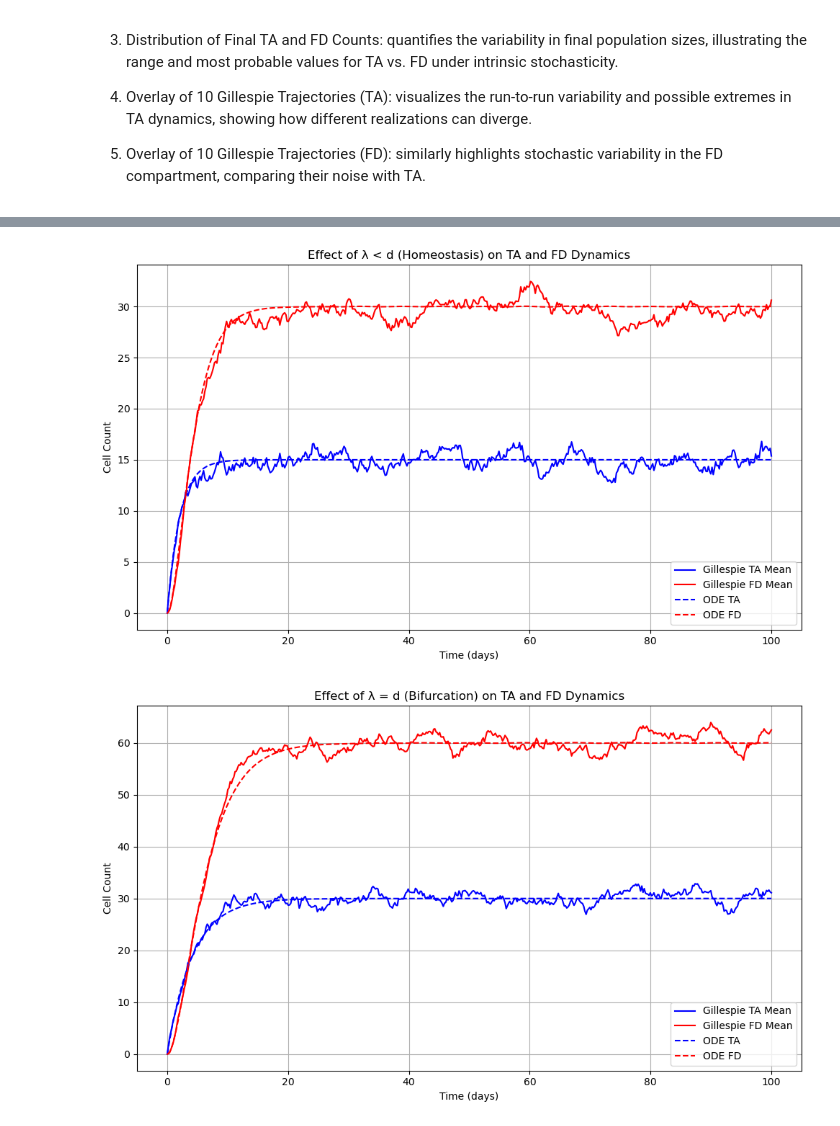
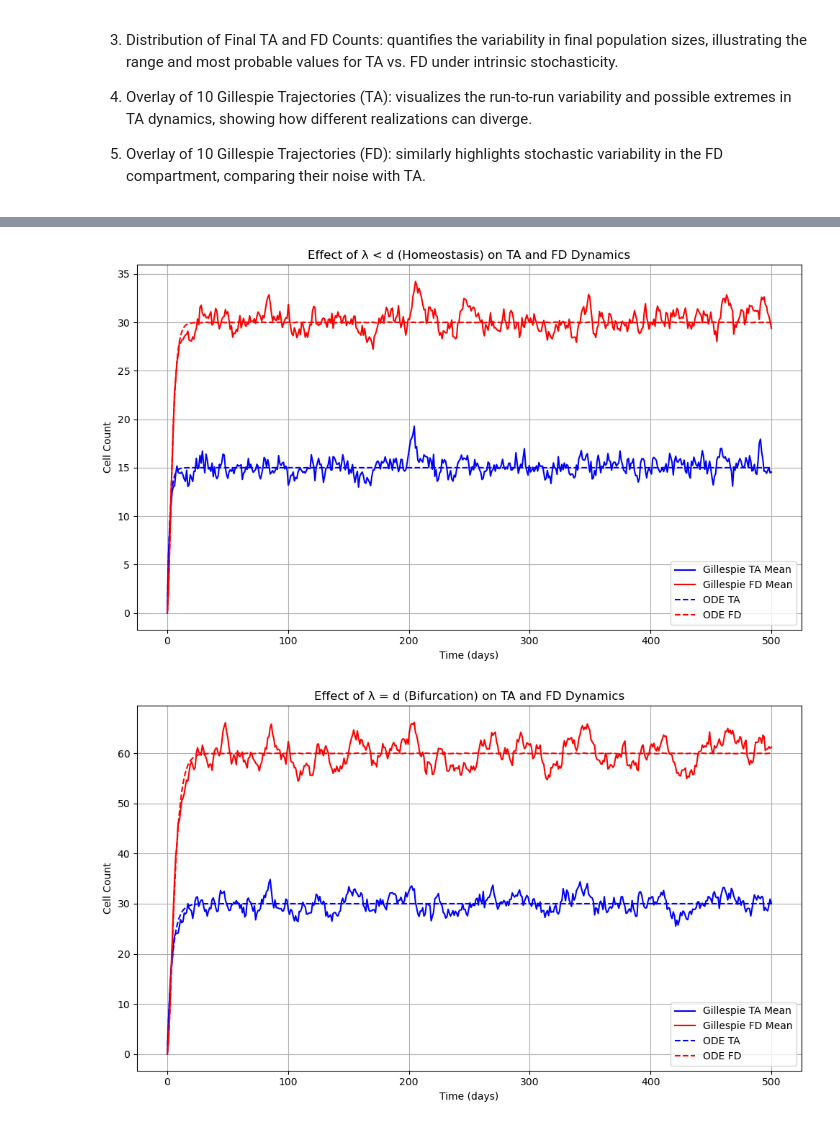
Before and after one commit to anjavogt/WAMM-Cancer-Modeling, a Jupyter notebook: Gillespie.ipynb, the cells around one changed output, grey strips where cells are left out. Cells and saved outputs as stored; diff of their text form; code cells hidden in the pictures.

```diff
--- a/Gillespie.ipynb
+++ b/Gillespie.ipynb
@@ -298,7 +218,7 @@ def gillespie(Tmax):
     return np.array(times), np.array(TA_hist), np.array(FD_hist), t_abs
 
 # Simulation settings
-Tmax   = 2400    # hours (100 days)
+Tmax   = 12000    # hours (500 days)
 t_eval = np.linspace(0, Tmax, 500)
 n_sims = 50
 
@@ -409,7 +329,7 @@ def ode_model(t, y, lam):
     return [dTA, dFD]
 
 # Simulation setup
-Tmax = 2400  # hours (10 days)
+Tmax = 12000  # hours (10 days)
 t_eval = np.linspace(0, Tmax, 500)
 lam_cases = {
     "λ < d (Homeostasis)": d - 0.01,
@@ -419,32 +339,32 @@ lam_cases = {
 
 # Run simulations for each case
 for label, lam_val in lam_cases.items():
     # Run ODE
     sol_ode = solve_ivp(lambda t, y: ode_model(t, y, lam_val), (0, Tmax), [0, 0], t_eval=t_eval)
 
     # Run ensemble Gillespie
     n_sims = 50
     TA_mat = np.zeros((n_sims, len(t_eval)))
     FD_mat = np.zeros((n_sims, len(t_eval)))
     for i in range(n_sims):
         times, TA_hist, FD_hist = gillespie(Tmax, lam_val)
         TA_mat[i] = np.interp(t_eval, times, TA_hist)
         FD_mat[i] = np.interp(t_eval, times, FD_hist)
     TA_mean, FD_mean = TA_mat.mean(0), FD_mat.mean(0)
 
     # Plot
     plt.figure(figsize=(10, 6))
     plt.plot(t_eval/24, TA_mean, 'b', label='Gillespie TA Mean')
     plt.plot(t_eval/24, FD_mean, 'r', label='Gillespie FD Mean')
     plt.plot(t_eval/24, sol_ode.y[0], 'b--', label='ODE TA')
     plt.plot(t_eval/24, sol_ode.y[1], 'r--', label='ODE FD')
     plt.title(f'Effect of {label} on TA and FD Dynamics')
     plt.xlabel('Time (days)')
     plt.ylabel('Cell Count')
     plt.legend()
     plt.grid(True)
     plt.tight_layout()
     plt.show()
 # %% [output]
-[figure, old version]
+[figure, new version]
-[figure, old version]
+[figure, new version]
```
Also changed, not shown: parts of 5 cells of this notebook.
